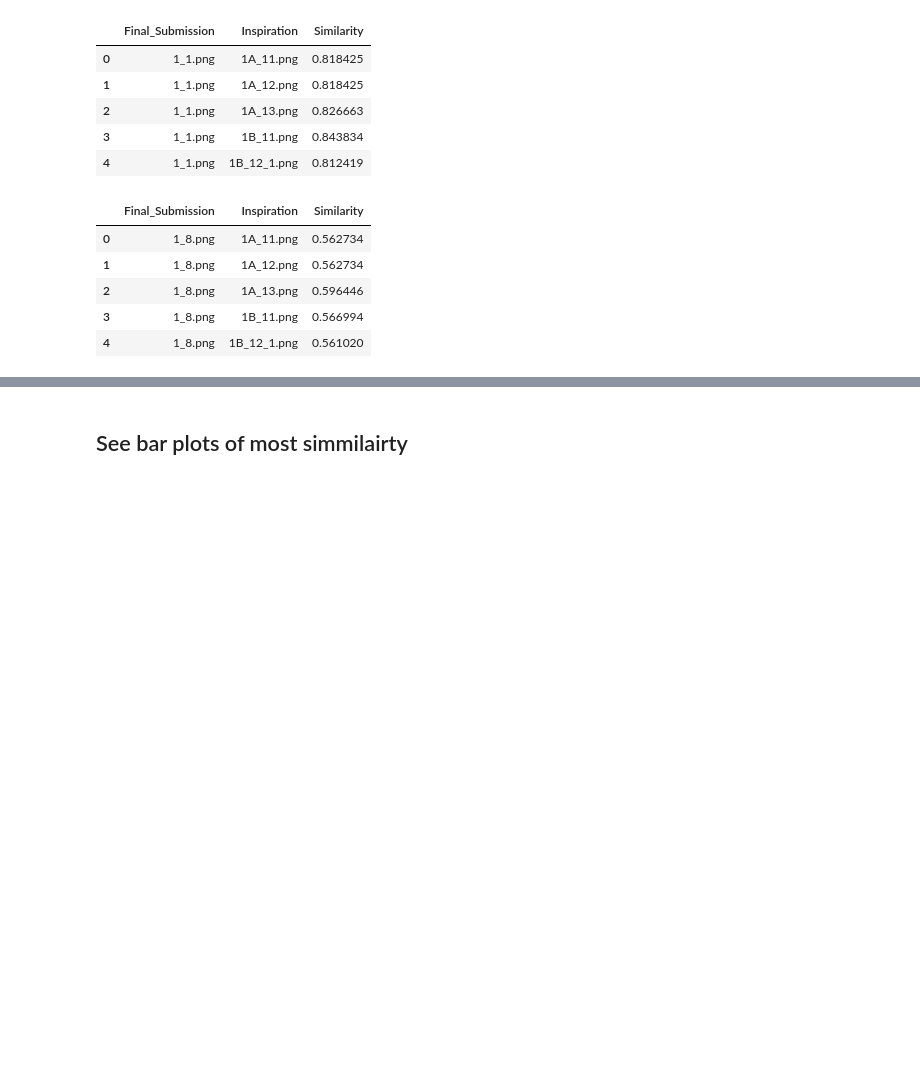
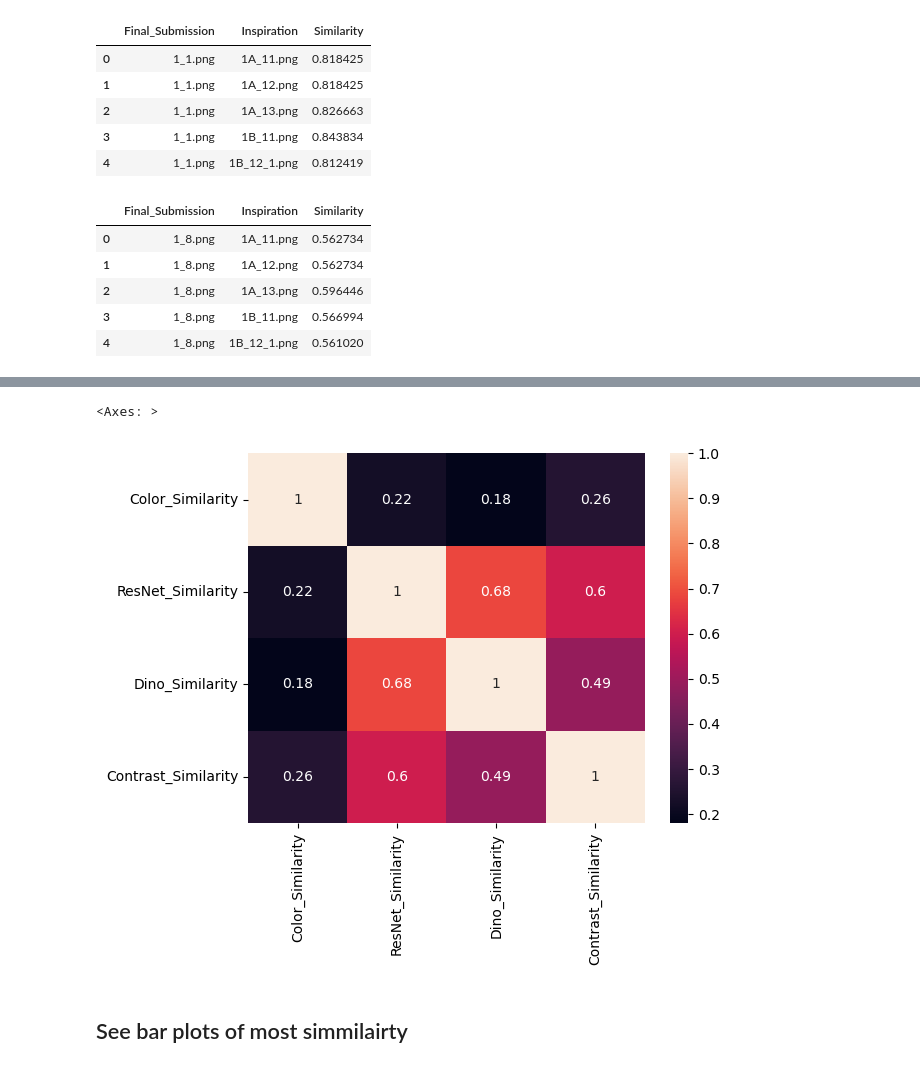
Before and after one commit to adamtms/AI-nspired, a Jupyter notebook: different_simmilarity_metrics.ipynb, the cells around one changed output, grey strips where cells are left out. Drawn from its saved outputs; the diff is of its cells as text; code cells hidden in the pictures; blank space fills up the shorter version.

```diff
--- a/different_simmilarity_metrics.ipynb
+++ b/different_simmilarity_metrics.ipynb
@@ -190,0 +211,16 @@ Correlation coefficient: 0.6837753366902171
+# %%
+merge_all = pd.merge(
+    pd.merge(
+        colors,
+        resnets,
+        on=["Final_Submission", "Inspiration"],
+        suffixes=("_colors", "_resnets")),
+    pd.merge(
+        dinos,
+        contrasts,
+        on=["Final_Submission", "Inspiration"],
+        suffixes=("_dinos", "_contrasts")),
+    on=["Final_Submission", "Inspiration"],
+)
+merge_all.columns = ["Final_Submission", "Inspiration", "Color_Similarity", "ResNet_Similarity", "Dino_Similarity","Contrast_Similarity"]
+merge_all.head()
@@ -191,3 +234,9 @@ Correlation coefficient: 0.6837753366902171
+# %%
+value_cols = ["Color_Similarity", "ResNet_Similarity", "Dino_Similarity", "Contrast_Similarity"]
+sns.heatmap(merge_all[value_cols].corr(), annot=True)
+# %% [output]
+<Axes: >
+[figure, added]
 # %% [markdown]
 ## See bar plots of most simmilairty
 # %%
```
Also changed, not shown: parts of 18 cells of this notebook.
